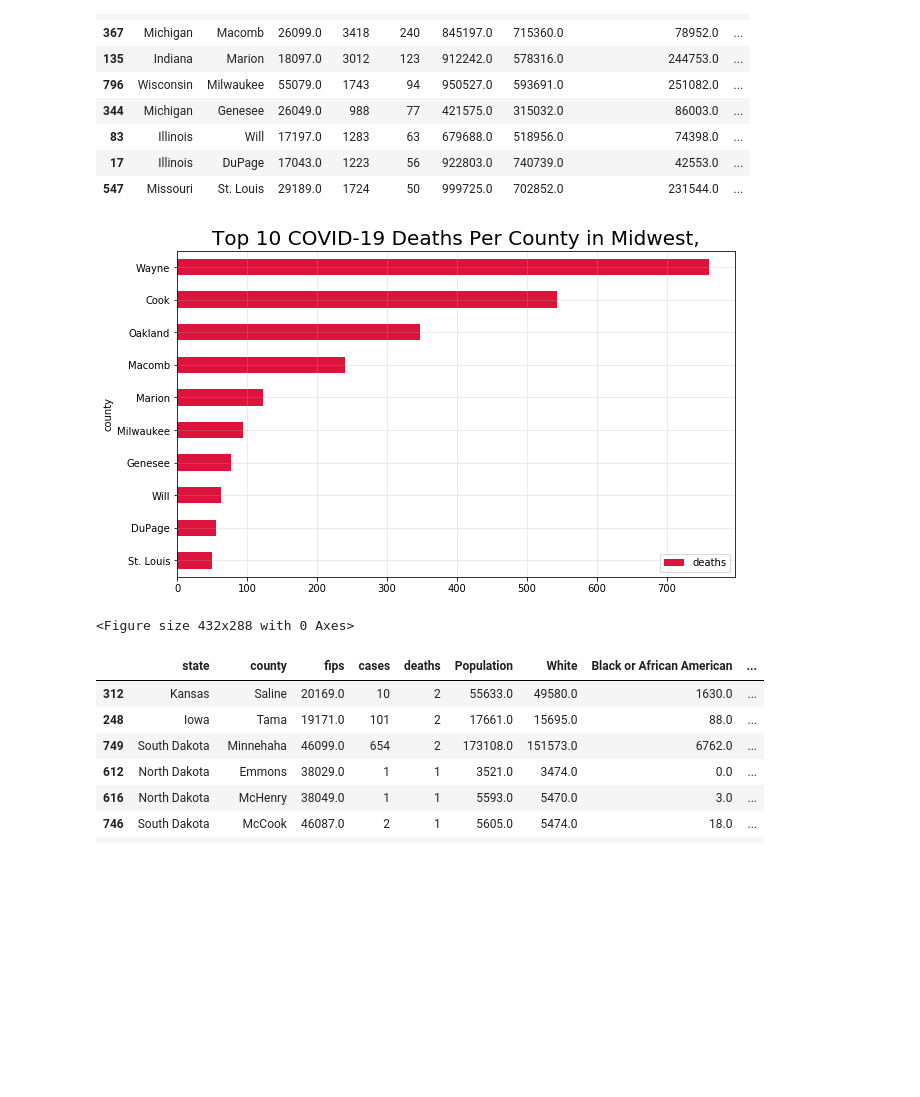
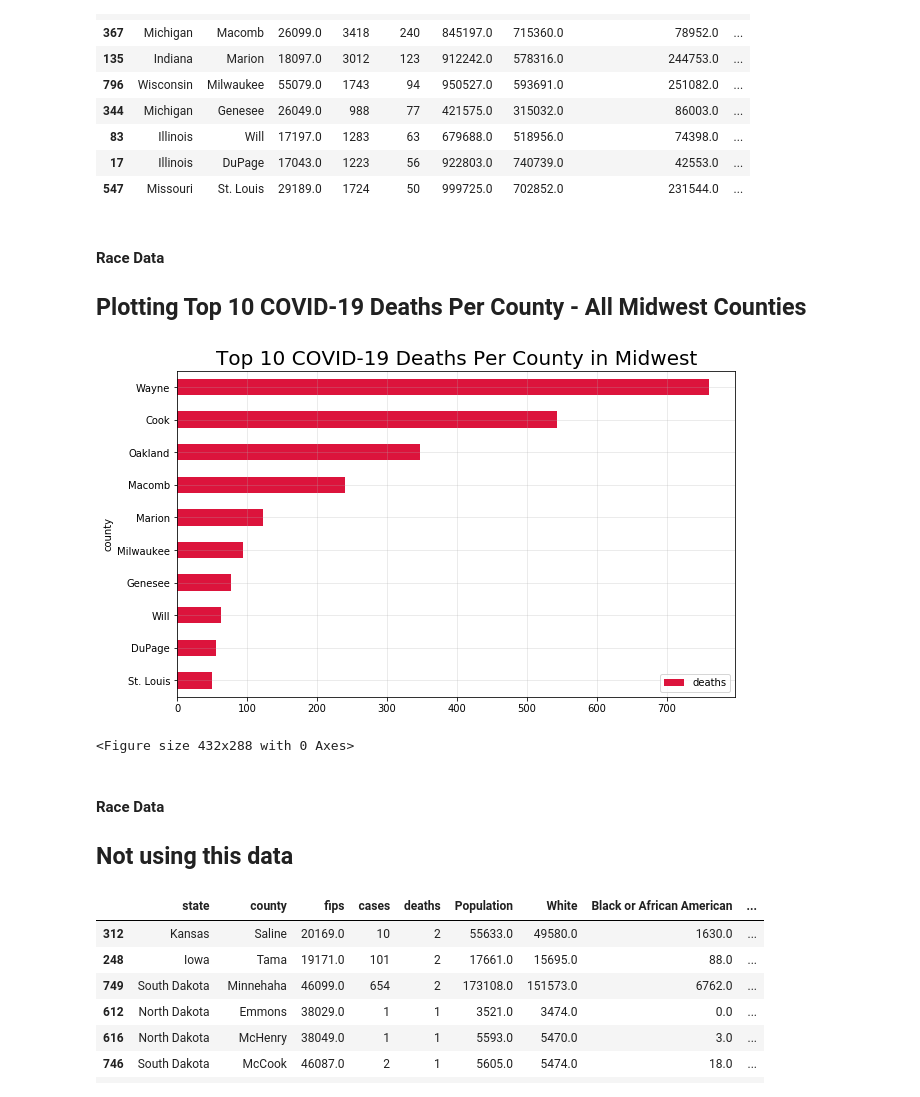
Before and after one commit to YaluZhou/Practice2, a Jupyter notebook: sc_race_data_km.ipynb, the cells around one changed output. Cells and saved outputs as stored; diff of their text form; code cells hidden in the pictures; blank space fills up the shorter version.

```diff
--- a/sc_race_data_km.ipynb
+++ b/sc_race_data_km.ipynb
@@ -448,29 +598,37 @@ top_10_deaths
 | 83 | Illinois | Will | 17197.0 | 1283 | 63 | 679688.0 | 518956.0 | 74398.0 | ... |
 | 17 | Illinois | DuPage | 17043.0 | 1223 | 56 | 922803.0 | 740739.0 | 42553.0 | ... |
 | 547 | Missouri | St. Louis | 29189.0 | 1724 | 50 | 999725.0 | 702852.0 | 231544.0 | ... |
+# %% [markdown]
+#### Race Data
+
+## Plotting Top 10 COVID-19 Deaths Per County - All Midwest Counties
 # %%
 # Plotting covid deaths per county in Midwest
 
-cases_chart = top_10_deaths[["county", "deaths"]]
+deaths_chart = top_10_deaths[["county", "deaths"]]
 
 # Drop NaN values
-cases_chart = cases_chart.dropna()
+deaths_chart = deaths_chart.dropna()
 
 # Set the index to be "County" so they will be used as labels
-cases_chart = cases_chart.set_index("county").sort_values('deaths')
+deaths_chart = deaths_chart.set_index("county").sort_values('deaths')
 
 # Use DataFrame.plot() to create a bar chart
-cases_chart.plot(kind = "barh", color = "crimson", figsize = (10,6))
+deaths_chart.plot(kind = "barh", color = "crimson", figsize = (10,6))
 
 # Set a title for the chart
-plt.title("Top 10 COVID-19 Deaths Per County in Midwest,", fontsize = 20)
+plt.title("Top 10 COVID-19 Deaths Per County in Midwest", fontsize = 20)
 plt.grid(alpha = 0.3)
 plt.show()
 plt.tight_layout()
 plt.savefig("/Users/Tito/group_projects/my_project1_files/state_county_data_files/state_county_data_images/top_10_deaths_county_midwest.png")
 # %% [output]
-[figure, old version]
+[figure, new version]
 <Figure size 432x288 with 0 Axes>
+# %% [markdown]
+#### Race Data
+
+## Not using this data
 # %%
 bottom_10_deaths = mw_census_covid_race_deaths_df.tail(10)
 bottom_10_deaths
```
Also changed, not shown: parts of 49 cells of this notebook.
